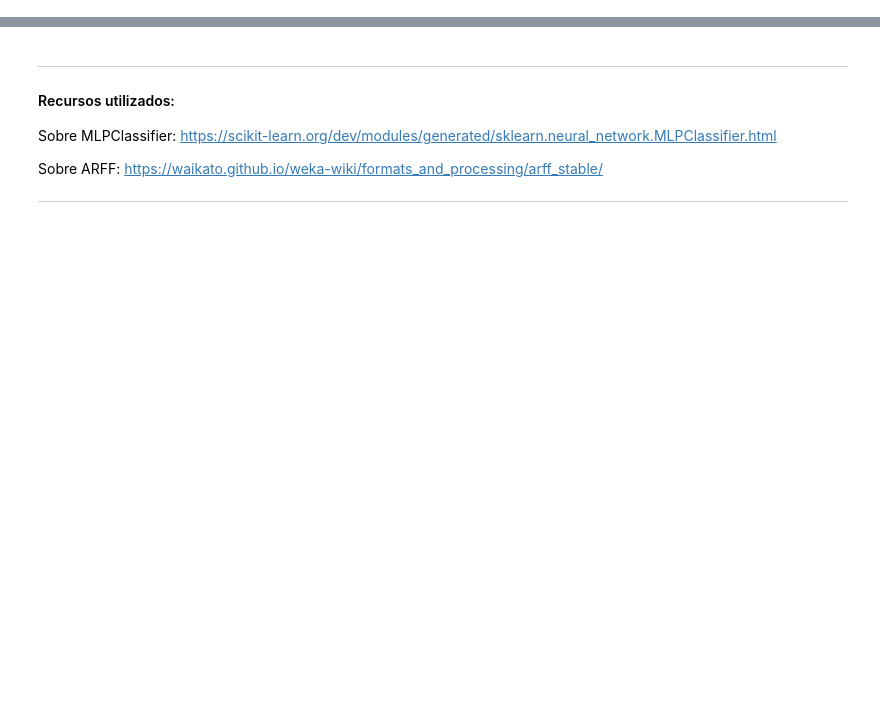
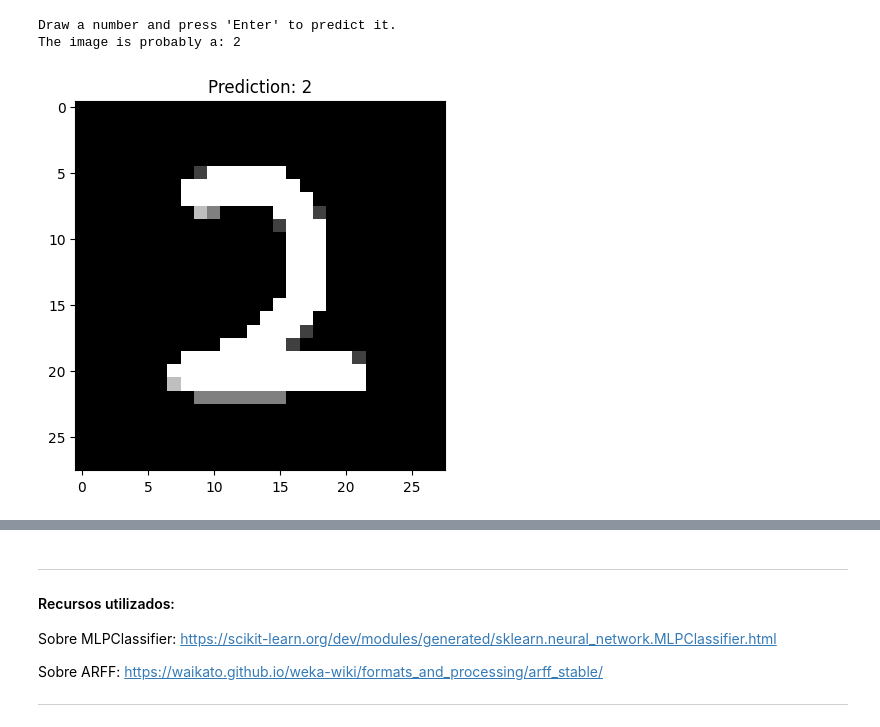
Before and after one commit to Maxi-Andres/TP-Matematica-3, a Jupyter notebook: Pruebas_&_Recursos_sklearn.ipynb, the cells around one changed output, grey strips where cells are left out. Cells and saved outputs as stored; diff of their text form; code cells hidden in the pictures; blank space fills up the shorter version.

```diff
--- a/Pruebas_&_Recursos_sklearn.ipynb
+++ b/Pruebas_&_Recursos_sklearn.ipynb
@@ -119,3 +157,75 @@ NameError: name 'os' is not defined
+# %%
+import cv2
+import numpy as np
+import matplotlib.pyplot as plt
+
+# Crear una ventana para dibujar
+drawing = False  # Controla el estado de dibujo
+last_point = None  # Guarda el último punto donde se dibujó
+
+def mouse_callback(event, x, y, flags, param):
+    global drawing, last_point
+    if event == cv2.EVENT_LBUTTONDOWN:
+        drawing = True
+        last_point = (x, y)
+    elif event == cv2.EVENT_MOUSEMOVE:
+        if drawing:
+            cv2.line(canvas, last_point, (x, y), (255, 255, 255), 30)  # Dibuja con un grosor de 30 todo blanco
+            last_point = (x, y)
+    elif event == cv2.EVENT_LBUTTONUP:
+        drawing = False
+        last_point = None
+
+# Crear una imagen en negro de 200x200 píxeles
+canvas = np.zeros((200, 200), dtype=np.uint8) # uint8 es de 0 a 255 (1 byte)
+
+# Crear una ventana y registrar el callback del mouse
+cv2.namedWindow("ventana") # defino la ventana
+cv2.setMouseCallback("ventana", mouse_callback) # asocio la ventana con la funcion
+
+print("Draw a number and press 'Enter' to predict it.")
+
+while True:
+    cv2.imshow("ventana", canvas) # muestro la ventana
+    key = cv2.waitKey(1) & 0xFF # verifica si en ese 1 milisegundo presionaste una tecla, y obtiene su código entre 0 y 255 por eso el FF.
+    if key == 13:  # Enter key
+        break
+    elif key == 27:  # Esc key
+        canvas.fill(0)  # Limpiar el lienzo
+
+cv2.destroyAllWindows()
+
+# Preprocesar la imagen dibujada
+def preprocesar_imagen(img):
+    # Redimensionar la imagen a 20x20
+    img_resized = cv2.resize(img, (20, 20))
+
+    # Crear un nuevo lienzo de 28x28 píxeles
+    img_with_border = np.zeros((28, 28), dtype=np.uint8)
+
+    # Pngo la imagen redimensionada en el centro de la nueva imagen
+    img_with_border[4:24, 4:24] = img_resized
+
+    img_with_border = img_with_border / 255.0  # Normalizar de 0-1
+    img_with_border = img_with_border.flatten()  # Aplanar la imagen a un vector de 784 elementos
+    return img_with_border
+
+# Procesar la imagen dibujada
+imagen_procesada = preprocesar_imagen(canvas)
+imagen_procesada = imagen_procesada.reshape(1, -1)  # Cambiar a la forma correcta (1, 784)
+
+prediccion = mlp.predict(imagen_procesada)
+
+print(f"The image is probably a: {prediccion[0]}")
+
+# Mostrar la imagen
+plt.imshow(imagen_procesada.reshape(28, 28), cmap="gray")
+plt.title(f"Prediction: {prediccion[0]}")
+plt.show()
+# %% [output]
+Draw a number and press 'Enter' to predict it.
+The image is probably a: 2
+[figure, added]
 # %% [markdown]
 ---
 #### Cosas varias:
```
Also changed, not shown: parts of 5 cells of this notebook, 22 other files.
